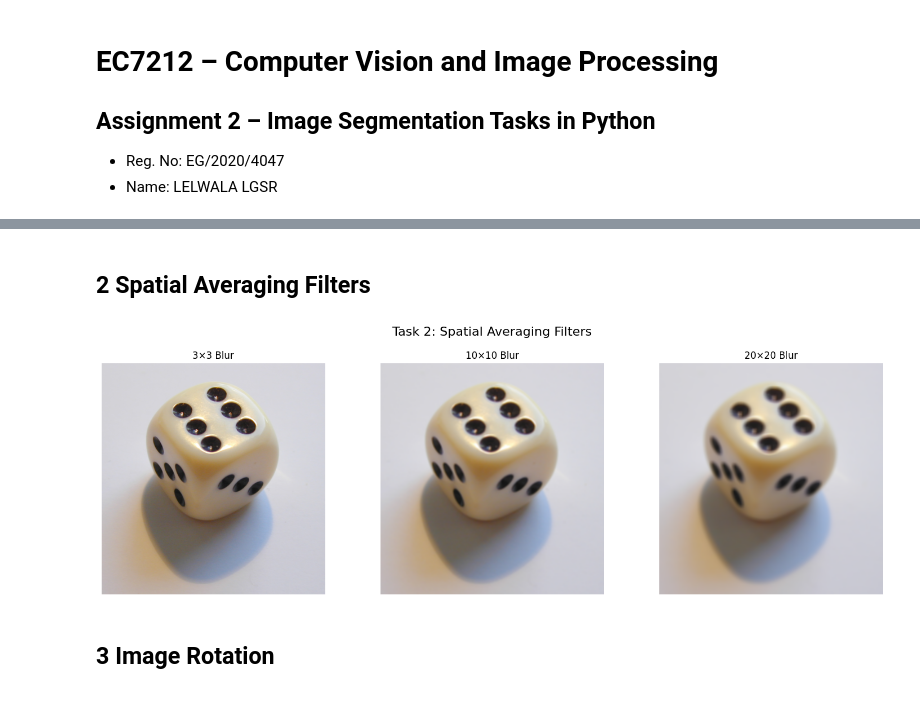
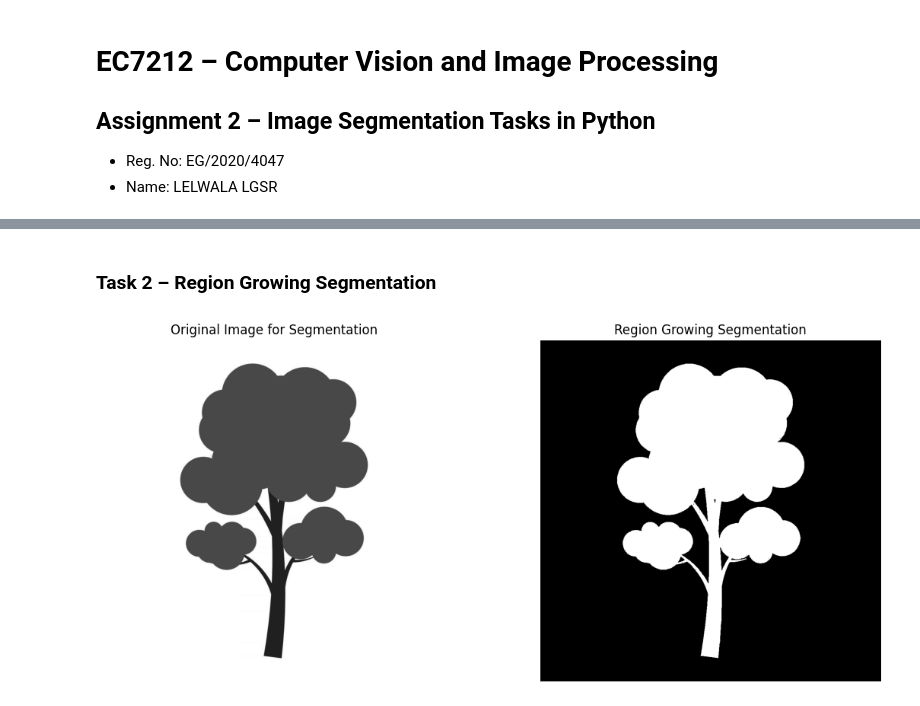
Before and after one commit to sahanrashmikaslk/ImageSegmentation-Assignment-2, a Jupyter notebook: ImageSegmentation_Assignment2.ipynb, the cells around one changed output, grey strips where cells are left out. Saved outputs shown, nothing was run; the diff lists cells and outputs as text; code cells hidden in the pictures.

```diff
--- a/ImageSegmentation_Assignment2.ipynb
+++ b/ImageSegmentation_Assignment2.ipynb
@@ -84,39 +68,60 @@ plt.show()
 # %% [markdown]
-## 2  Spatial Averaging Filters
+### Task 2 – Region Growing Segmentation
 # %%
 
-# Function to apply spatial averaging filter (mean filter)
-def spatial_average(image, kernel_size):
 
-    # Apply blur with the given kernel size (square filter)
-    return cv2.blur(image, (kernel_size, kernel_size))
+# Region growing algorithm implementation
+def region_growing(image, seeds, threshold):
+    mask = np.zeros_like(image, dtype=np.uint8)
+    height, width = image.shape
+    queue = seeds.copy()
 
-# Define kernel sizes to apply
-kernel_sizes = [3, 10, 20]
+    while queue:
+        x, y = queue.pop(0)
+        current_val = image[y, x]
+        mask[y, x] = 255
 
-# Create a figure to display results
-plt.figure(figsize=(15, 5))
+        # Iterate over 8-neighborhood
+        for i in range(-1, 2):
+            for j in range(-1, 2):
+                nx, ny = x + i, y + j
+                if (0 <= nx < width) and (0 <= ny < height):
+                    if mask[ny, nx] == 0 and abs(int(image[ny, nx]) - int(current_val)) <= threshold:
+                        queue.append((nx, ny))
+                        mask[ny, nx] = 255  # Mark visited
 
-# Loop over each kernel size
-for idx, size in enumerate(kernel_sizes):
-    # Apply spatial averaging
-    blurred_img = spatial_average(original_img, size)
+    return mask
 
-    # Display the result
-    plt.subplot(1, 3, idx + 1)
-    plt.imshow(cv2.cvtColor(blurred_img, cv2.COLOR_BGR2RGB))
-    plt.title(f"{size}×{size} Blur")
-    plt.axis("off")
+# Load input image for segmentation (update image path if needed)
+segmentation_image_path = "sample_image/input.jpg"
+image = cv2.imread(segmentation_image_path, cv2.IMREAD_GRAYSCALE)
 
-    # Save the result
-    cv2.imwrite(f"results/task2_blur_{size}x{size}.png", blurred_img)
+if image is None:
+    raise FileNotFoundError(f"Cannot find {segmentation_image_path}")
 
-# Show final layout
-plt.suptitle("Task 2: Spatial Averaging Filters", fontsize=16)
+# Define seed points and threshold
+seeds = [(490, 200), (680, 170), (400, 400)]  # Update seed points as required
+threshold_range = 10
+
+# Perform region growing
+segmented_img = region_growing(image, seeds, threshold_range)
+
+# Display and save segmentation results
+plt.figure(figsize=(12, 5))
+plt.subplot(1, 2, 1)
+plt.imshow(image, cmap='gray')
+plt.title('Original Image for Segmentation')
+plt.axis('off')
+
+plt.subplot(1, 2, 2)
+plt.imshow(segmented_img, cmap='gray')
+plt.title('Region Growing Segmentation')
+plt.axis('off')
+
+cv2.imwrite("./results/task2_original_segmentation.png", image)
+cv2.imwrite("./results/task2_segmented.png", segmented_img)
+
 plt.tight_layout()
-plt.subplots_adjust(top=0.85)
 plt.show()
 # %% [output]
-[figure, old version]
+[figure, new version]
-# %% [markdown]
-## 3  Image Rotation
```
Also changed, not shown: parts of 7 cells of this notebook, 6 other files.
